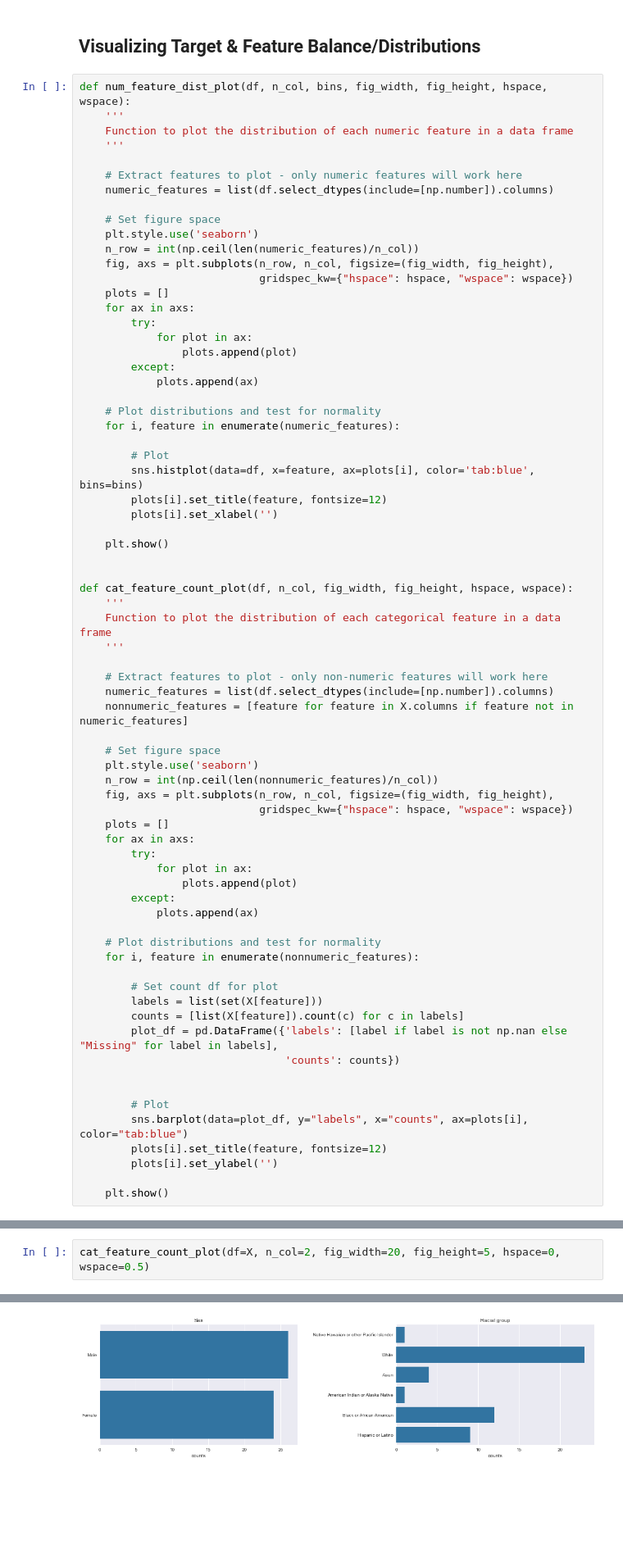
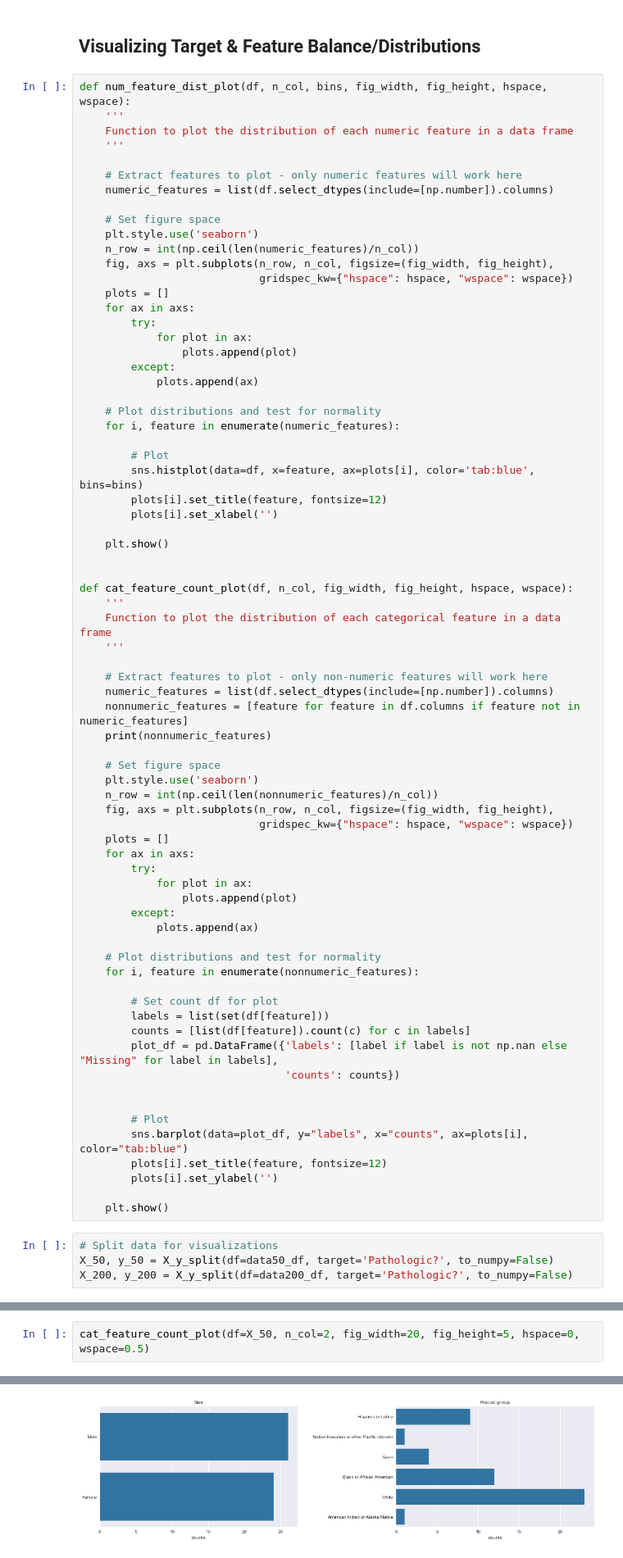
Before and after one commit to BrentonGraham/biomedical-ml-anschutz, a Jupyter notebook: 3. Logistic Regression & Cross-Validation/LogisticRegression&CrossValidation.ipynb, the cells around one changed output, grey strips where cells are left out. Shown: that part at 82% size. Saved outputs shown, nothing was run; the diff lists cells and outputs as text; blank space fills up the shorter version.

```diff
--- a/3. Logistic Regression & Cross-Validation/LogisticRegression&CrossValidation.ipynb
+++ b/3. Logistic Regression & Cross-Validation/LogisticRegression&CrossValidation.ipynb
@@ -136,7 +139,8 @@ def cat_feature_count_plot(df, n_col, fig_width, fig_height, hspace, wspace):
 
     # Extract features to plot - only non-numeric features will work here
     numeric_features = list(df.select_dtypes(include=[np.number]).columns)
-    nonnumeric_features = [feature for feature in X.columns if feature not in numeric_features]
+    nonnumeric_features = [feature for feature in df.columns if feature not in numeric_features]
+    print(nonnumeric_features)
 
     # Set figure space
     plt.style.use('seaborn')
@@ -155,8 +159,8 @@ def cat_feature_count_plot(df, n_col, fig_width, fig_height, hspace, wspace):
     for i, feature in enumerate(nonnumeric_features):
 
         # Set count df for plot
-        labels = list(set(X[feature]))
-        counts = [list(X[feature]).count(c) for c in labels]
+        labels = list(set(df[feature]))
+        counts = [list(df[feature]).count(c) for c in labels]
         plot_df = pd.DataFrame({'labels': [label if label is not np.nan else "Missing" for label in labels],
                                 'counts': counts})
 
@@ -167,4 +171,8 @@ def cat_feature_count_plot(df, n_col, fig_width, fig_height, hspace, wspace):
         plots[i].set_ylabel('')
 
     plt.show()
+# %%
+# Split data for visualizations
+X_50, y_50 = X_y_split(df=data50_df, target='Pathologic?', to_numpy=False)
+X_200, y_200 = X_y_split(df=data200_df, target='Pathologic?', to_numpy=False)
 # %% [markdown]
@@ -183,3 +196,3 @@ num_feature_dist_plot(df=X, n_col=2, fig_width=12, fig_height=8, bins=10, hspace
 # %%
-cat_feature_count_plot(df=X, n_col=2, fig_width=20, fig_height=5, hspace=0, wspace=0.5)
+cat_feature_count_plot(df=X_50, n_col=2, fig_width=20, fig_height=5, hspace=0, wspace=0.5)
 # %% [output]
@@ -186 +200 @@ cat_feature_count_plot(df=X, n_col=2, fig_width=20, fig_height=5, hspace=0, wspa
-[figure, old version]
+[figure, new version]
```
Also changed, not shown: parts of 49 cells of this notebook.
